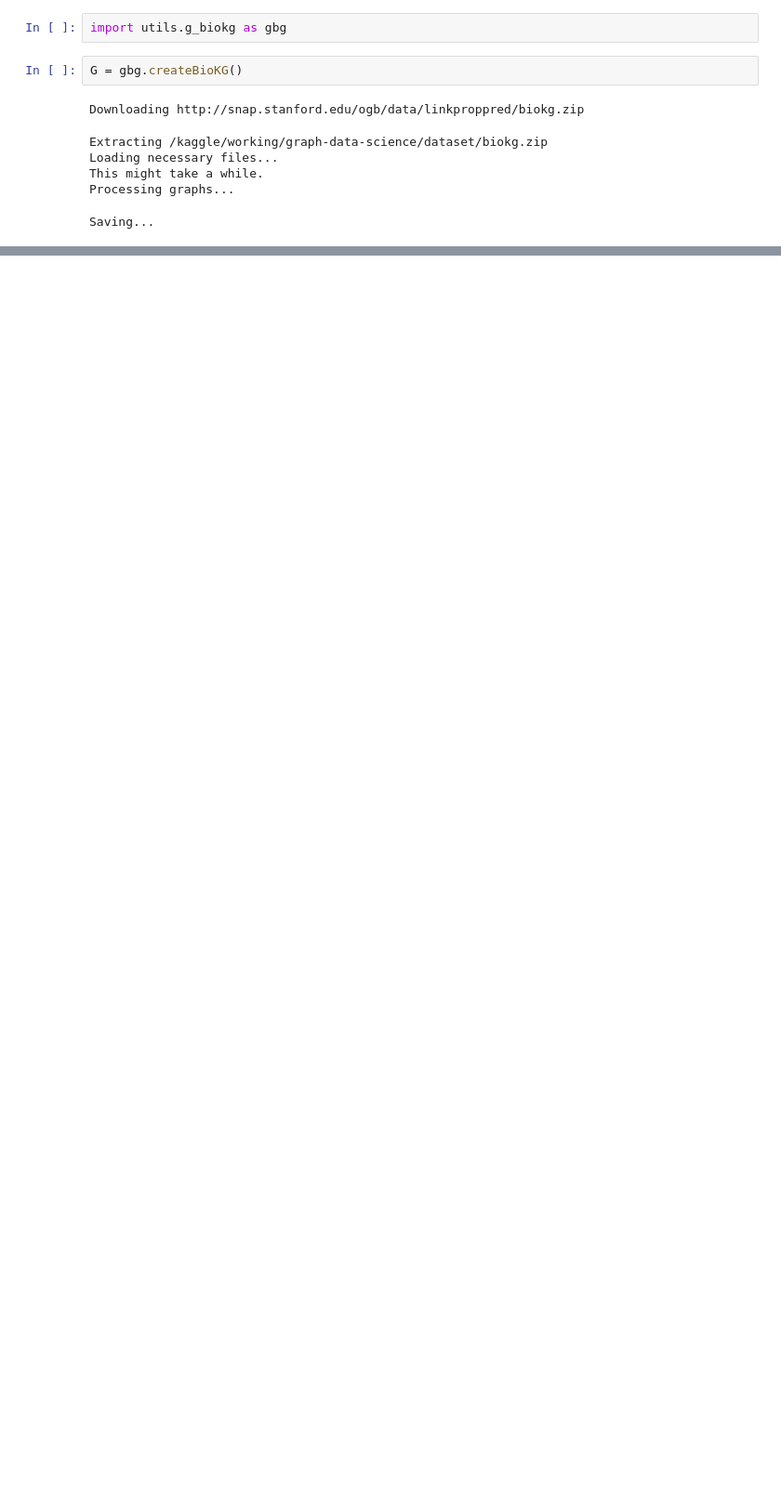
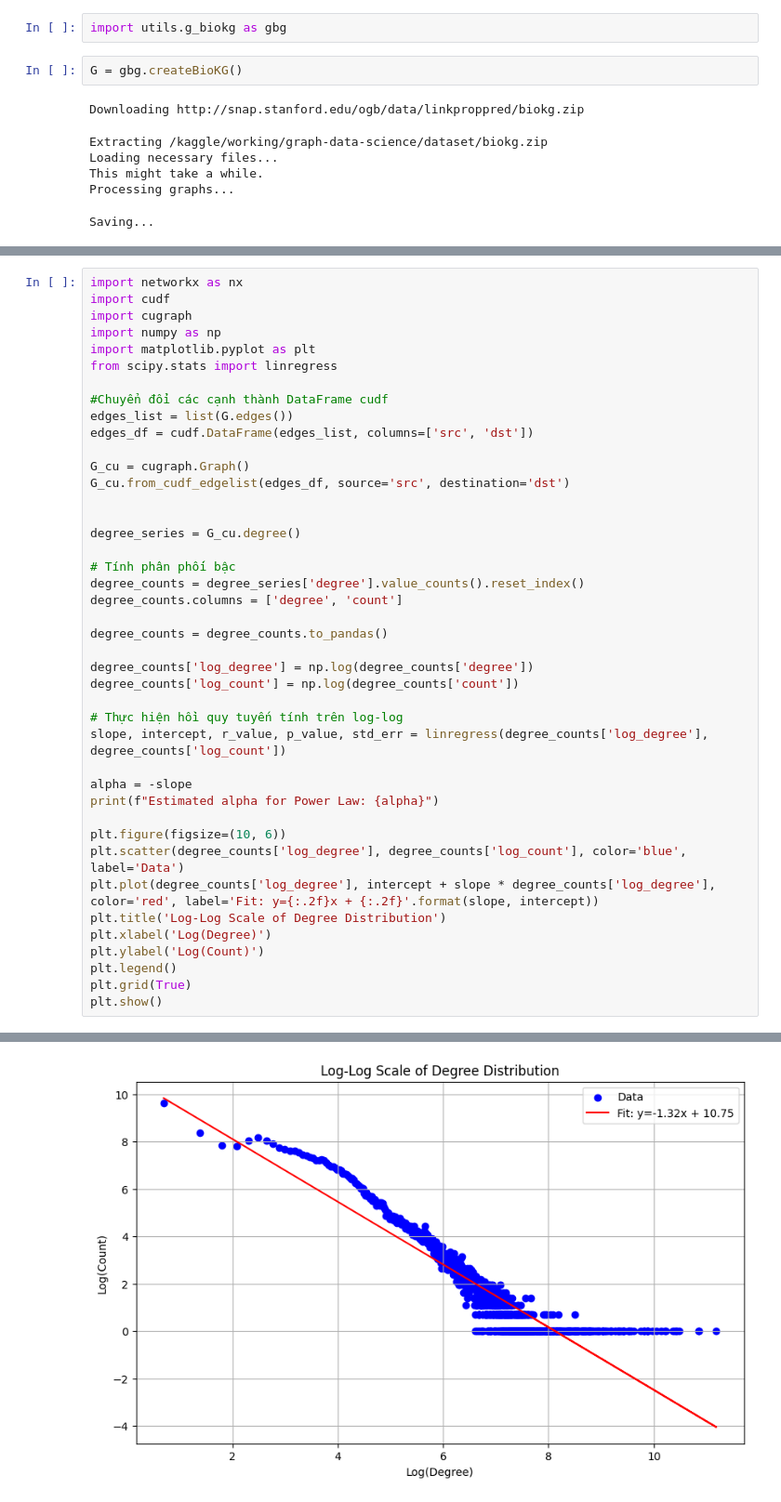
Before and after one commit to phungbminh/graph-data-science, a Jupyter notebook: working/session-02/cugraph.ipynb, the cells around one changed output, grey strips where cells are left out. Shown at 93% size. Drawn from its saved outputs; the diff is of its cells as text; blank space fills up the shorter version.

```diff
--- a/working/session-02/cugraph.ipynb
+++ b/working/session-02/cugraph.ipynb
@@ -279,0 +296,43 @@ draw_graph(nxcg_G, show_names=True, node_size=2, edge_width=0.2)
+# %%
+import networkx as nx
+import cudf
+import cugraph
+import numpy as np
+import matplotlib.pyplot as plt
+from scipy.stats import linregress
+
+#Chuyển đổi các cạnh thành DataFrame cudf
+edges_list = list(G.edges())
+edges_df = cudf.DataFrame(edges_list, columns=['src', 'dst'])
+
+G_cu = cugraph.Graph()
+G_cu.from_cudf_edgelist(edges_df, source='src', destination='dst')
+
+
+degree_series = G_cu.degree()
+
+# Tính phân phối bậc
+degree_counts = degree_series['degree'].value_counts().reset_index()
+degree_counts.columns = ['degree', 'count']
+
+degree_counts = degree_counts.to_pandas()
+
+degree_counts['log_degree'] = np.log(degree_counts['degree'])
+degree_counts['log_count'] = np.log(degree_counts['count'])
+
+# Thực hiện hồi quy tuyến tính trên log-log
+slope, intercept, r_value, p_value, std_err = linregress(degree_counts['log_degree'], degree_counts['log_count'])
+
+alpha = -slope
+print(f"Estimated alpha for Power Law: {alpha}")
+
+plt.figure(figsize=(10, 6))
+plt.scatter(degree_counts['log_degree'], degree_counts['log_count'], color='blue', label='Data')
+plt.plot(degree_counts['log_degree'], intercept + slope * degree_counts['log_degree'], color='red', label='Fit: y={:.2f}x + {:.2f}'.format(slope, intercept))
+plt.title('Log-Log Scale of Degree Distribution')
+plt.xlabel('Log(Degree)')
+plt.ylabel('Log(Count)')
+plt.legend()
+plt.grid(True)
+plt.show()
+# %% [output]
@@ -279,0 +340 @@ draw_graph(nxcg_G, show_names=True, node_size=2, edge_width=0.2)
+[figure, added]
```
Also changed, not shown: parts of 22 cells of this notebook.
